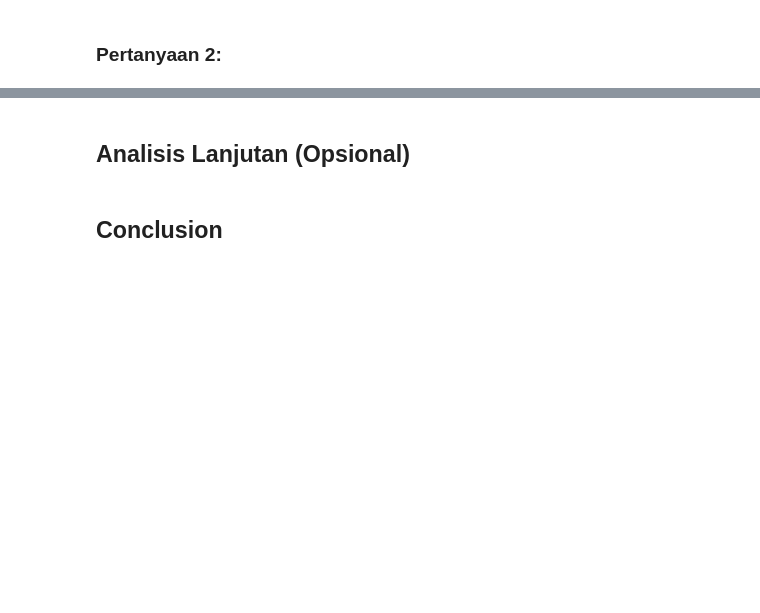
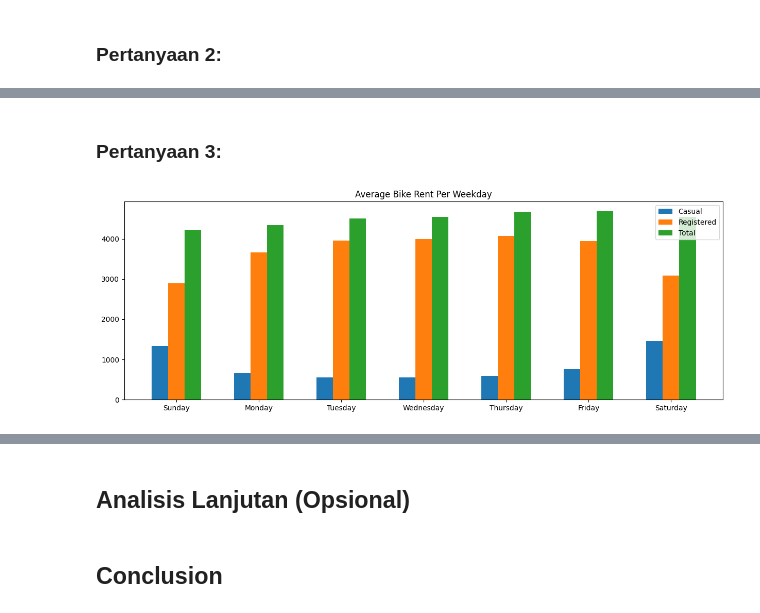
Before and after one commit to gdaffa/dicoding-machine-learning, a Jupyter notebook: Belajar Analisis Data dengan Python/analisa.ipynb, the cells around one changed output, grey strips where cells are left out. Saved outputs shown, nothing was run; the diff lists cells and outputs as text; code cells hidden in the pictures; blank space fills up the shorter version.

```diff
--- a/Belajar Analisis Data dengan Python/analisa.ipynb
+++ b/Belajar Analisis Data dengan Python/analisa.ipynb
@@ -289,0 +332,3 @@ hour_df
+# %%
+user_weekday_df = getUserBy(day_df, ['weekday', 'weekday_new'])
+user_weekday_df
@@ -368,0 +440,31 @@ plt.show()
+# %% [markdown]
+### Pertanyaan 3:
+# %%
+width = 0.2
+plt.figure(figsize = (15, 5))
+
+plt.bar(
+    user_weekday_df.index - width,
+    user_weekday_df.casual,
+    label = 'Casual',
+    width = width
+)
+plt.bar(
+    user_weekday_df.index,
+    user_weekday_df.registered,
+    label = 'Registered',
+    width = width
+)
+plt.bar(
+    user_weekday_df.index + width,
+    user_weekday_df.cnt,
+    label = 'Total',
+    width = width
+)
+
+plt.xticks(user_weekday_df.index, user_weekday_df.weekday_new)
+plt.title('Average Bike Rent Per Weekday')
+plt.legend()
+plt.show()
+# %% [output]
+[figure, added]
```
Also changed, not shown: parts of 28 cells of this notebook, 2 other files.
